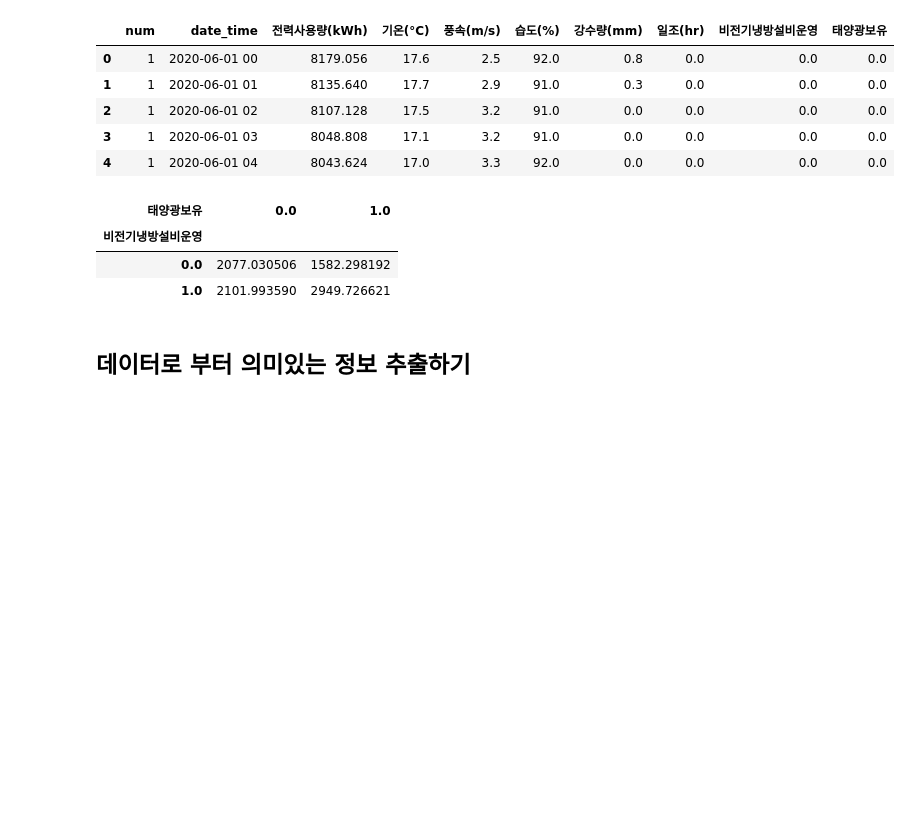
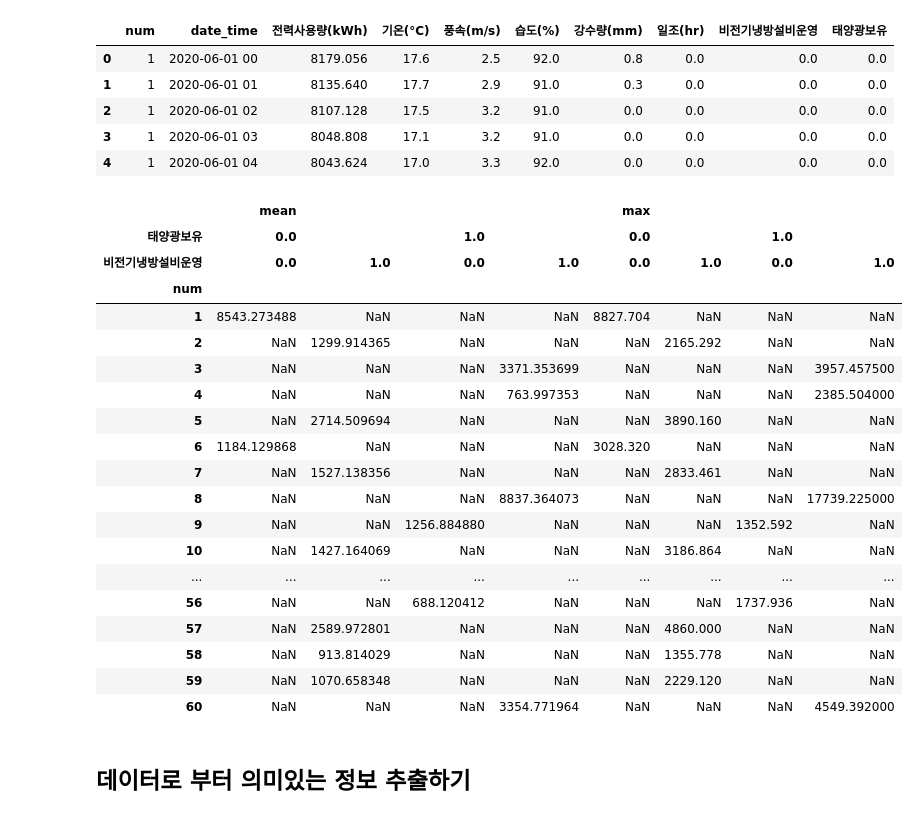
Before and after one commit to overgroove/samsung_ML, a Jupyter notebook: 03_package_pandas.ipynb, the cells around one changed output. Drawn from its saved outputs; the diff is of its cells as text; code cells hidden in the pictures; blank space fills up the shorter version.

```diff
--- a/03_package_pandas.ipynb
+++ b/03_package_pandas.ipynb
@@ -717,17 +740,33 @@ df.head()
 # %%
 # pivot_table
 # 기획 - 무얼 보고 싶은건지, 기준으로 사용하는 변수가 되도록이면 카테고리컬 데이터가 좋음
 # 비전기냉방설비, 태양광보유에 따른 평균 전력사용량
 pd.pivot_table(data=df,
-               index='비전기냉방설비운영',
-               columns='태양광보유',
+               index='num',
+               columns=['태양광보유', '비전기냉방설비운영'],
                values='전력사용량(kWh)',
-               aggfunc='mean')
+               aggfunc=['mean', 'max'])
 # %% [output]
-| 태양광보유 | 0.0 | 1.0 |
-| 비전기냉방설비운영 |  |  |
-| 0.0 | 2077.030506 | 1582.298192 |
-| 1.0 | 2101.993590 | 2949.726621 |
+|  | mean |  |  |  | max |  |  |  |
+| 태양광보유 | 0.0 |  | 1.0 |  | 0.0 |  | 1.0 |  |
+| 비전기냉방설비운영 | 0.0 | 1.0 | 0.0 | 1.0 | 0.0 | 1.0 | 0.0 | 1.0 |
+| num |  |  |  |  |  |  |  |  |
+| 1 | 8543.273488 | NaN | NaN | NaN | 8827.704 | NaN | NaN | NaN |
+| 2 | NaN | 1299.914365 | NaN | NaN | NaN | 2165.292 | NaN | NaN |
+| 3 | NaN | NaN | NaN | 3371.353699 | NaN | NaN | NaN | 3957.457500 |
+| 4 | NaN | NaN | NaN | 763.997353 | NaN | NaN | NaN | 2385.504000 |
+| 5 | NaN | 2714.509694 | NaN | NaN | NaN | 3890.160 | NaN | NaN |
+| 6 | 1184.129868 | NaN | NaN | NaN | 3028.320 | NaN | NaN | NaN |
+| 7 | NaN | 1527.138356 | NaN | NaN | NaN | 2833.461 | NaN | NaN |
+| 8 | NaN | NaN | NaN | 8837.364073 | NaN | NaN | NaN | 17739.225000 |
+| 9 | NaN | NaN | 1256.884880 | NaN | NaN | NaN | 1352.592 | NaN |
+| 10 | NaN | 1427.164069 | NaN | NaN | NaN | 3186.864 | NaN | NaN |
+| ... | ... | ... | ... | ... | ... | ... | ... | ... |
+| 56 | NaN | NaN | 688.120412 | NaN | NaN | NaN | 1737.936 | NaN |
+| 57 | NaN | 2589.972801 | NaN | NaN | NaN | 4860.000 | NaN | NaN |
+| 58 | NaN | 913.814029 | NaN | NaN | NaN | 1355.778 | NaN | NaN |
+| 59 | NaN | 1070.658348 | NaN | NaN | NaN | 2229.120 | NaN | NaN |
+| 60 | NaN | NaN | NaN | 3354.771964 | NaN | NaN | NaN | 4549.392000 |
 # %% [markdown]
 ## 데이터로 부터 의미있는 정보 추출하기
 # %%
```
Also changed, not shown: parts of 39 cells of this notebook.
